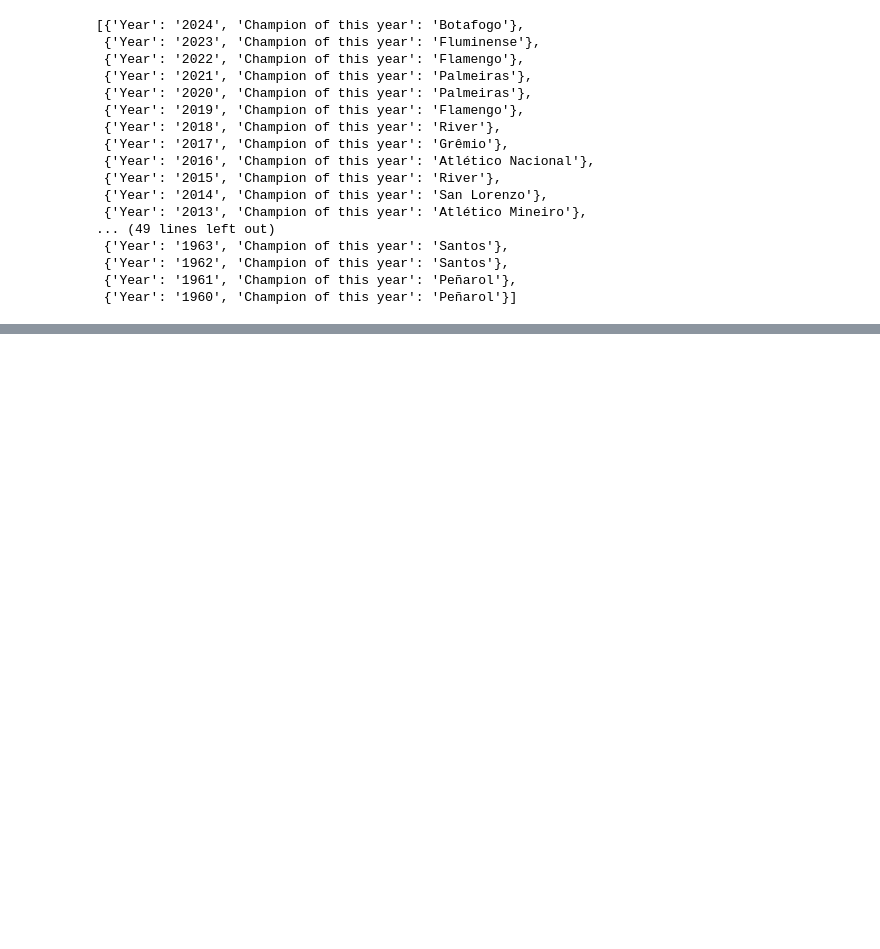
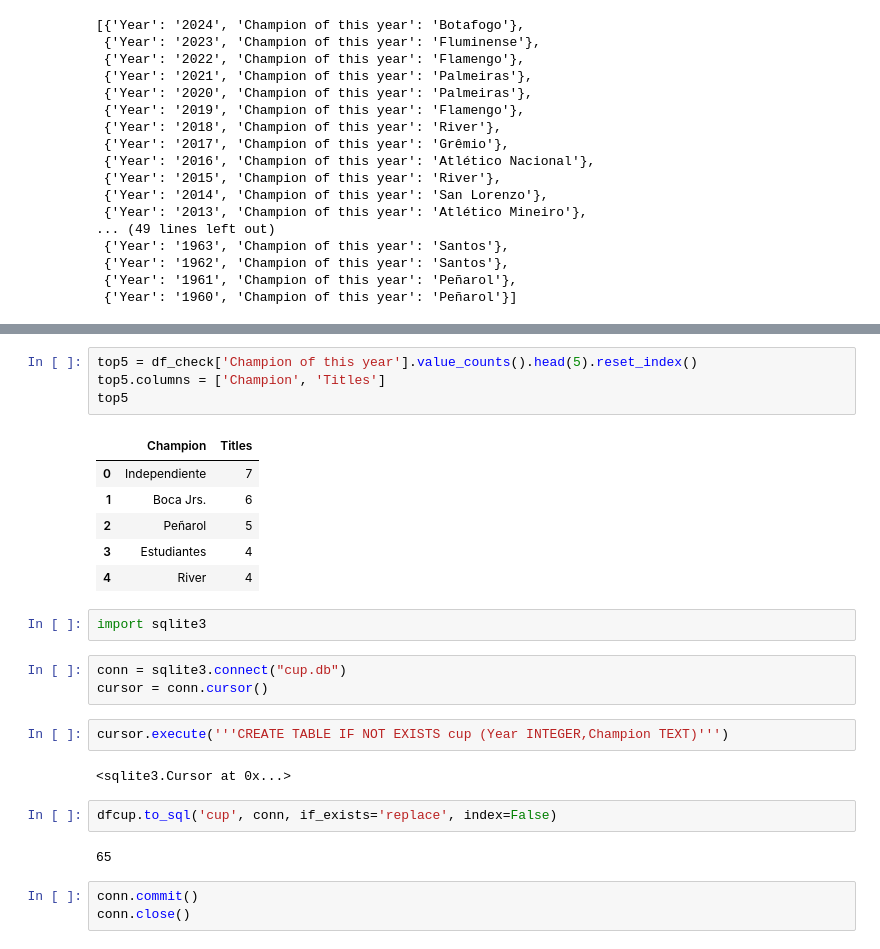
Before and after one commit to 4GeeksAcademy/GuilloMansa-WebScraping, a Jupyter notebook: src/explore.es.ipynb, the cells around one changed output, grey strips where cells are left out. Drawn from its saved outputs; the diff is of its cells as text; blank space fills up the shorter version.

```diff
--- a/src/explore.es.ipynb
+++ b/src/explore.es.ipynb
@@ -116,0 +132,27 @@ team_list
+# %%
+top5 = df_check['Champion of this year'].value_counts().head(5).reset_index()
+top5.columns = ['Champion', 'Titles']
+top5
+# %% [output]
+|  | Champion | Titles |
+| 0 | Independiente | 7 |
+| 1 | Boca Jrs. | 6 |
+| 2 | Peñarol | 5 |
+| 3 | Estudiantes | 4 |
+| 4 | River | 4 |
+# %%
+import sqlite3
+# %%
+conn = sqlite3.connect("cup.db")
+cursor = conn.cursor()
+# %%
+cursor.execute('''CREATE TABLE IF NOT EXISTS cup (Year INTEGER,Champion TEXT)''')
+# %% [output]
+<sqlite3.Cursor at 0x...>
+# %%
+dfcup.to_sql('cup', conn, if_exists='replace', index=False)
+# %% [output]
+65
+# %%
+conn.commit()
+conn.close()
```
Also changed, not shown: parts of 2 cells of this notebook, 1 other file.
